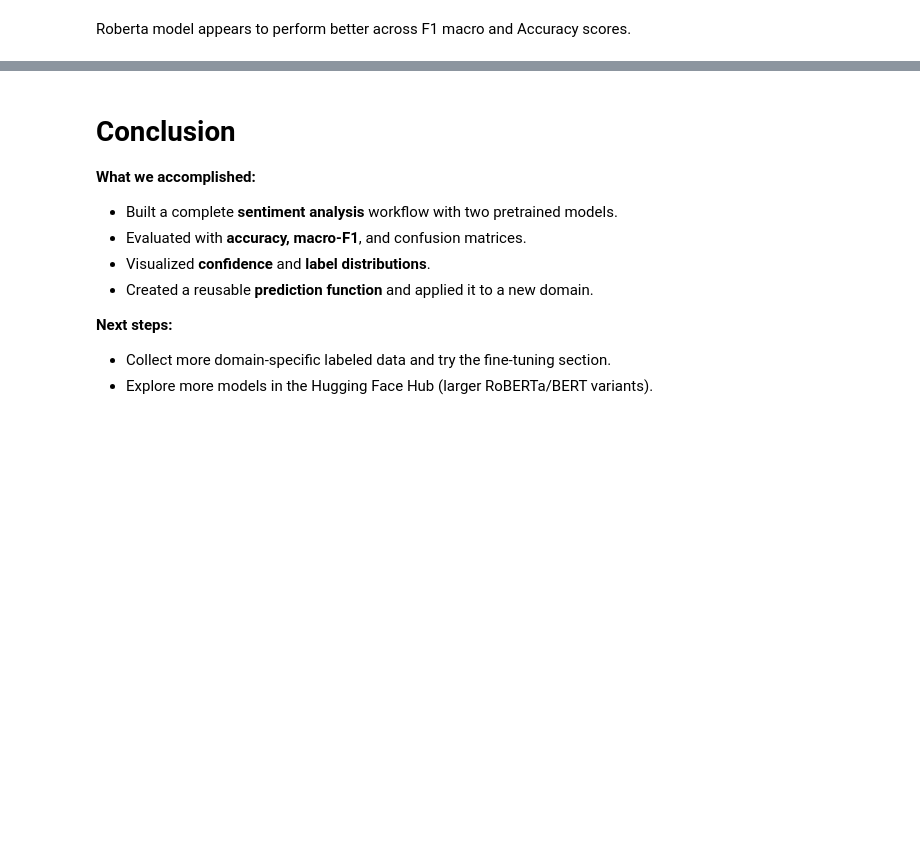
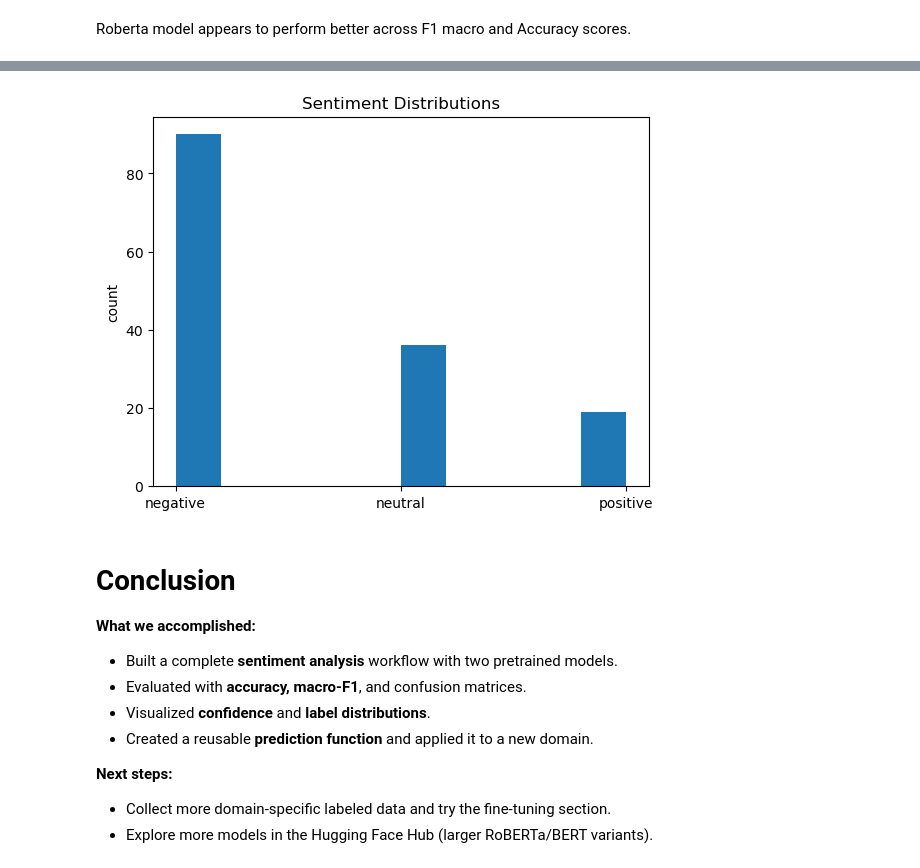
Before and after one commit to Priti0427/Sentiment-analysis-using-Hugging-Face-Transformer, a Jupyter notebook: Sentiment_Analysis.ipynb, the cells around one changed output, grey strips where cells are left out. Saved outputs shown, nothing was run; the diff lists cells and outputs as text; code cells hidden in the pictures; blank space fills up the shorter version.

Commit message:
Lyric dataset added

```diff
--- a/Sentiment_Analysis.ipynb
+++ b/Sentiment_Analysis.ipynb
@@ -287,7 +287,7 @@ df_distil[['predicted_sentiment', 'score']] = df_sent['text'].apply(
 def predict_roberta(text_data):
 
     # Tokenize text
-    inputs = tokenizer_b(text_data, return_tensors="pt", truncation=True)
+    inputs = tokenizer_b(text_data, return_tensors="pt", max_length=492, truncation=True)
 
     # Disable gradient calculation
     with torch.no_grad():
@@ -405,0 +390,7 @@ display(creative_results)
+# %%
+# Import Billie Eilish lyrics dataset
+df_billie = pd.read_csv("archive (5)/BillieEilish.csv")
+# %%
+# Clean data
+df_billie['Lyric'] = df_billie["Lyric"].astype(str).apply(clean_text)
+df_billie.info()
@@ -405,0 +412,5 @@ display(creative_results)
+# %%
+# Run Data lyrics through roBERTa prediction
+df_billie_rob = df_billie.copy()
+df_billie_rob[['predicted_sentiment', 'score']] = df_billie['Lyric'].apply(
+    lambda x: pd.Series(predict_roberta(x)))
@@ -406,3 +434,13 @@ display(creative_results)
+# %%
+# Plot sentiment distribution by year
+
+plt.figure()
+plt.hist(df_billie_rob['predicted_sentiment'])
+plt.title(f"Sentiment Distributions")
+plt.ylabel("count")
+plt.show()
+# %% [output]
+[figure, added]
 # %% [markdown]
 # Conclusion
 
```
Also changed, not shown: parts of 10 cells of this notebook, 1 other file.
